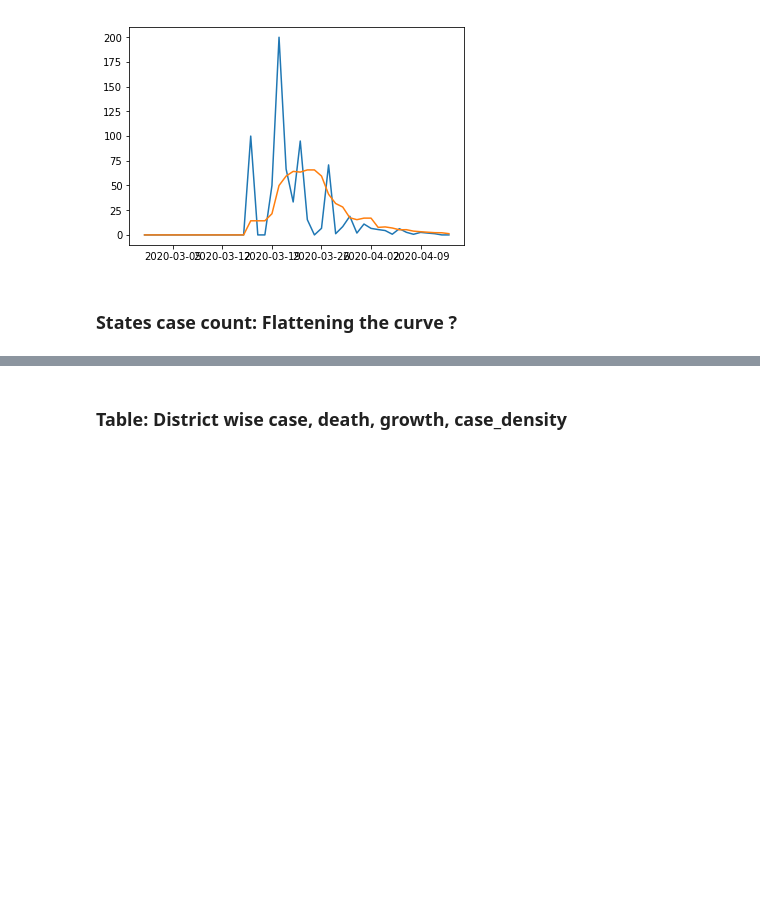
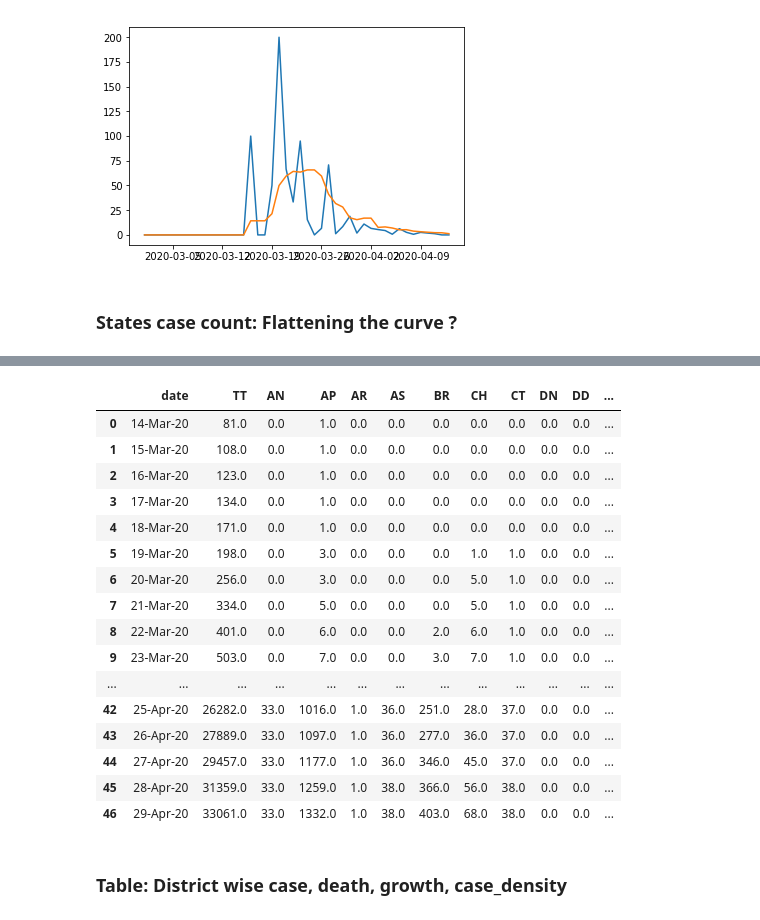
Before and after one commit to deepak-karkala/articles, a Jupyter notebook: covid19/notebooks/pandemic_analysis_api.ipynb, the cells around one changed output, grey strips where cells are left out. Cells and saved outputs as stored; diff of their text form; code cells hidden in the pictures; blank space fills up the shorter version.

```diff
--- a/covid19/notebooks/pandemic_analysis_api.ipynb
+++ b/covid19/notebooks/pandemic_analysis_api.ipynb
@@ -1258,3 +1259,24 @@ df
+# %%
+df = pd.read_csv("../data/"+folder+"/statewise_daily_confirmed.csv")
+df.set_index("date").cumsum().reset_index()
+# %% [output]
+|  | date | TT | AN | AP | AR | AS | BR | CH | CT | DN | DD | ... |
+| 0 | 14-Mar-20 | 81.0 | 0.0 | 1.0 | 0.0 | 0.0 | 0.0 | 0.0 | 0.0 | 0.0 | 0.0 | ... |
+| 1 | 15-Mar-20 | 108.0 | 0.0 | 1.0 | 0.0 | 0.0 | 0.0 | 0.0 | 0.0 | 0.0 | 0.0 | ... |
+| 2 | 16-Mar-20 | 123.0 | 0.0 | 1.0 | 0.0 | 0.0 | 0.0 | 0.0 | 0.0 | 0.0 | 0.0 | ... |
+| 3 | 17-Mar-20 | 134.0 | 0.0 | 1.0 | 0.0 | 0.0 | 0.0 | 0.0 | 0.0 | 0.0 | 0.0 | ... |
+| 4 | 18-Mar-20 | 171.0 | 0.0 | 1.0 | 0.0 | 0.0 | 0.0 | 0.0 | 0.0 | 0.0 | 0.0 | ... |
+| 5 | 19-Mar-20 | 198.0 | 0.0 | 3.0 | 0.0 | 0.0 | 0.0 | 1.0 | 1.0 | 0.0 | 0.0 | ... |
+| 6 | 20-Mar-20 | 256.0 | 0.0 | 3.0 | 0.0 | 0.0 | 0.0 | 5.0 | 1.0 | 0.0 | 0.0 | ... |
+| 7 | 21-Mar-20 | 334.0 | 0.0 | 5.0 | 0.0 | 0.0 | 0.0 | 5.0 | 1.0 | 0.0 | 0.0 | ... |
+| 8 | 22-Mar-20 | 401.0 | 0.0 | 6.0 | 0.0 | 0.0 | 2.0 | 6.0 | 1.0 | 0.0 | 0.0 | ... |
+| 9 | 23-Mar-20 | 503.0 | 0.0 | 7.0 | 0.0 | 0.0 | 3.0 | 7.0 | 1.0 | 0.0 | 0.0 | ... |
+| ... | ... | ... | ... | ... | ... | ... | ... | ... | ... | ... | ... | ... |
+| 42 | 25-Apr-20 | 26282.0 | 33.0 | 1016.0 | 1.0 | 36.0 | 251.0 | 28.0 | 37.0 | 0.0 | 0.0 | ... |
+| 43 | 26-Apr-20 | 27889.0 | 33.0 | 1097.0 | 1.0 | 36.0 | 277.0 | 36.0 | 37.0 | 0.0 | 0.0 | ... |
+| 44 | 27-Apr-20 | 29457.0 | 33.0 | 1177.0 | 1.0 | 36.0 | 346.0 | 45.0 | 37.0 | 0.0 | 0.0 | ... |
+| 45 | 28-Apr-20 | 31359.0 | 33.0 | 1259.0 | 1.0 | 38.0 | 366.0 | 56.0 | 38.0 | 0.0 | 0.0 | ... |
+| 46 | 29-Apr-20 | 33061.0 | 33.0 | 1332.0 | 1.0 | 38.0 | 403.0 | 68.0 | 38.0 | 0.0 | 0.0 | ... |
 # %% [markdown]
 ### Table: District wise case, death, growth, case_density
 # %%
```
Also changed, not shown: parts of 1 cell of this notebook, 9 other files.
